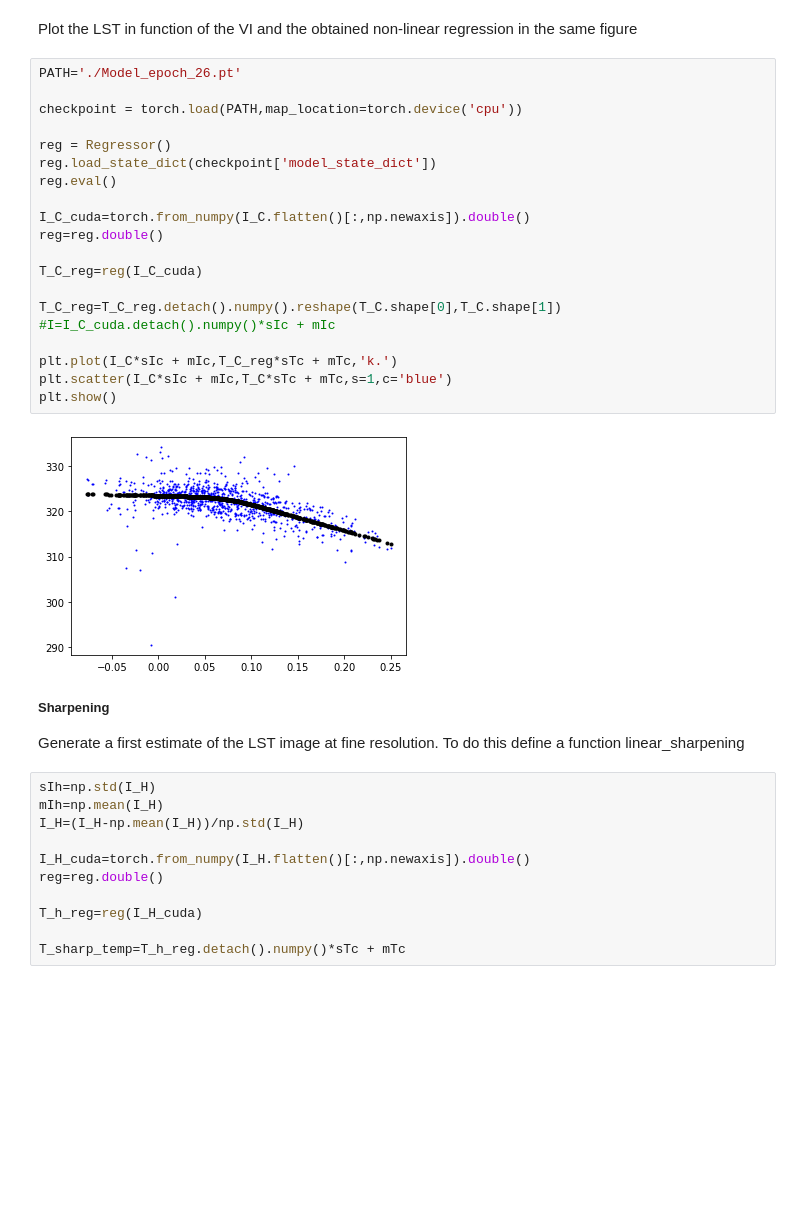
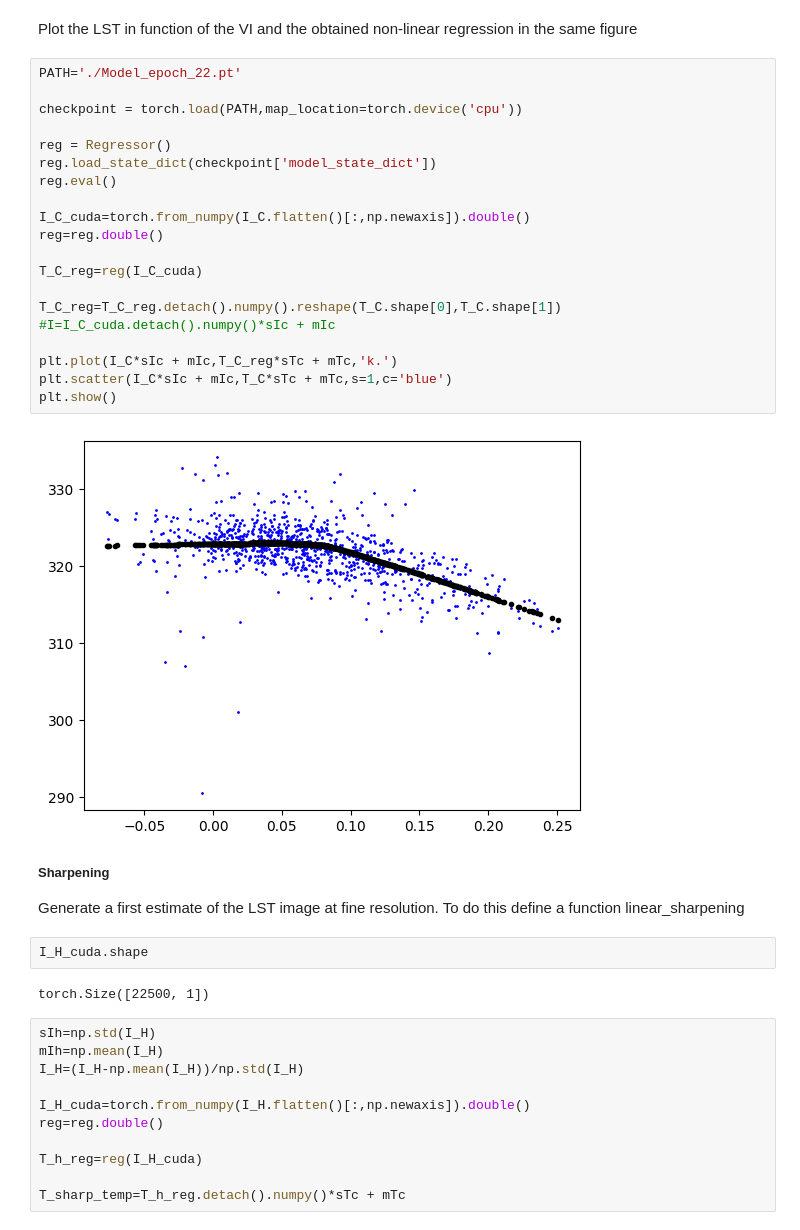
Before and after one commit to richardsbenjamin/MLforEarthObservation, a Jupyter notebook: TP2_Earth-Observation_AML_Solution.ipynb, the cells around one changed output. Saved outputs shown, nothing was run; the diff lists cells and outputs as text; blank space fills up the shorter version.

```diff
--- a/TP2_Earth-Observation_AML_Solution.ipynb
+++ b/TP2_Earth-Observation_AML_Solution.ipynb
@@ -224,31 +220,35 @@ plt.show()
 # %% [markdown]
 Plot the LST in function of the VI and the obtained non-linear regression in the same figure
 # %%
-PATH='./Model_epoch_26.pt'
+PATH='./Model_epoch_22.pt'
 
 checkpoint = torch.load(PATH,map_location=torch.device('cpu'))
 
 reg = Regressor()
 reg.load_state_dict(checkpoint['model_state_dict'])
 reg.eval()
 
 I_C_cuda=torch.from_numpy(I_C.flatten()[:,np.newaxis]).double()
 reg=reg.double()
 
 T_C_reg=reg(I_C_cuda)
 
 T_C_reg=T_C_reg.detach().numpy().reshape(T_C.shape[0],T_C.shape[1])
 #I=I_C_cuda.detach().numpy()*sIc + mIc
 
 plt.plot(I_C*sIc + mIc,T_C_reg*sTc + mTc,'k.')
 plt.scatter(I_C*sIc + mIc,T_C*sTc + mTc,s=1,c='blue')
 plt.show()
 # %% [output]
-[figure, old version]
+[figure, new version]
 # %% [markdown]
 <font size="2">**Sharpening**<font>
 
 Generate a first estimate of the LST image at fine resolution. To do this define a function linear_sharpening
+# %%
+I_H_cuda.shape
+# %% [output]
+torch.Size([22500, 1])
 # %%
 sIh=np.std(I_H)
 mIh=np.mean(I_H)
```
Also changed, not shown: parts of 2 cells of this notebook, 9 other files.
